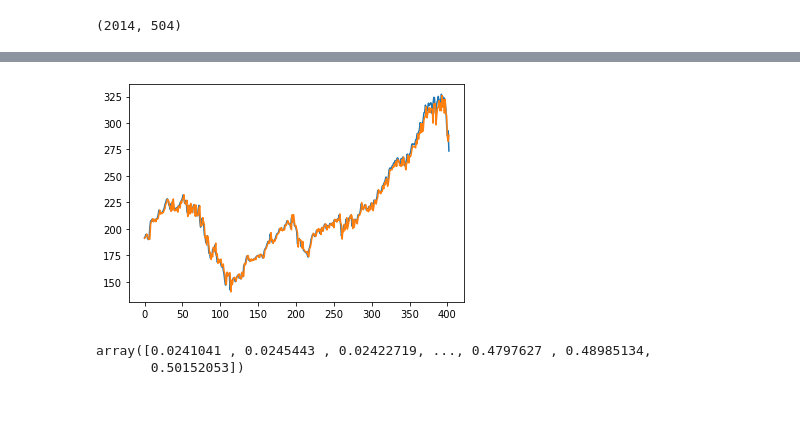
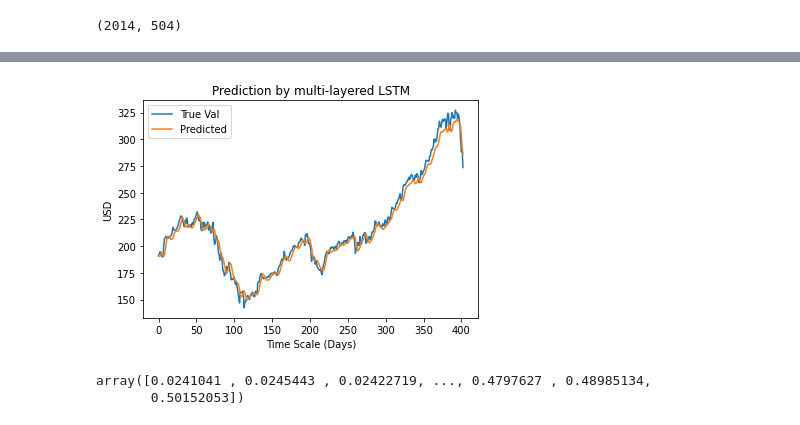
Before and after one commit to delpretemarcus/156StockClosingPricePrediction, a Jupyter notebook: ClosePriceOnly.ipynb, the cells around one changed output, grey strips where cells are left out. Cells and saved outputs as stored; diff of their text form; code cells hidden in the pictures.

```diff
--- a/ClosePriceOnly.ipynb
+++ b/ClosePriceOnly.ipynb
@@ -159,10 +164,15 @@ plt.show()
 # %%
 #Plotting just the predicted part
-plt.plot(scaler.inverse_transform(df1)[len(train_predict)+(look_back*2)+1:len(df1)-1, :])
-plt.plot(test_predict)
+plt.plot(scaler.inverse_transform(df1)[len(train_predict)+(look_back*2)+1:len(df1)-1, :],  label='True Val')
+plt.plot(test_predict, label='Predicted')
+plt.title('Prediction by multi-layered LSTM')
+plt.xlabel('Time Scale (Days)')
+plt.ylabel('USD')
+plt.legend()
+plt.savefig('MultiLayeredTest.png')
 plt.show()
 # %% [output]
-[figure, old version]
+[figure, new version]
 # %%
 y_train
 # %% [output]
```
Also changed, not shown: parts of 8 cells of this notebook.
